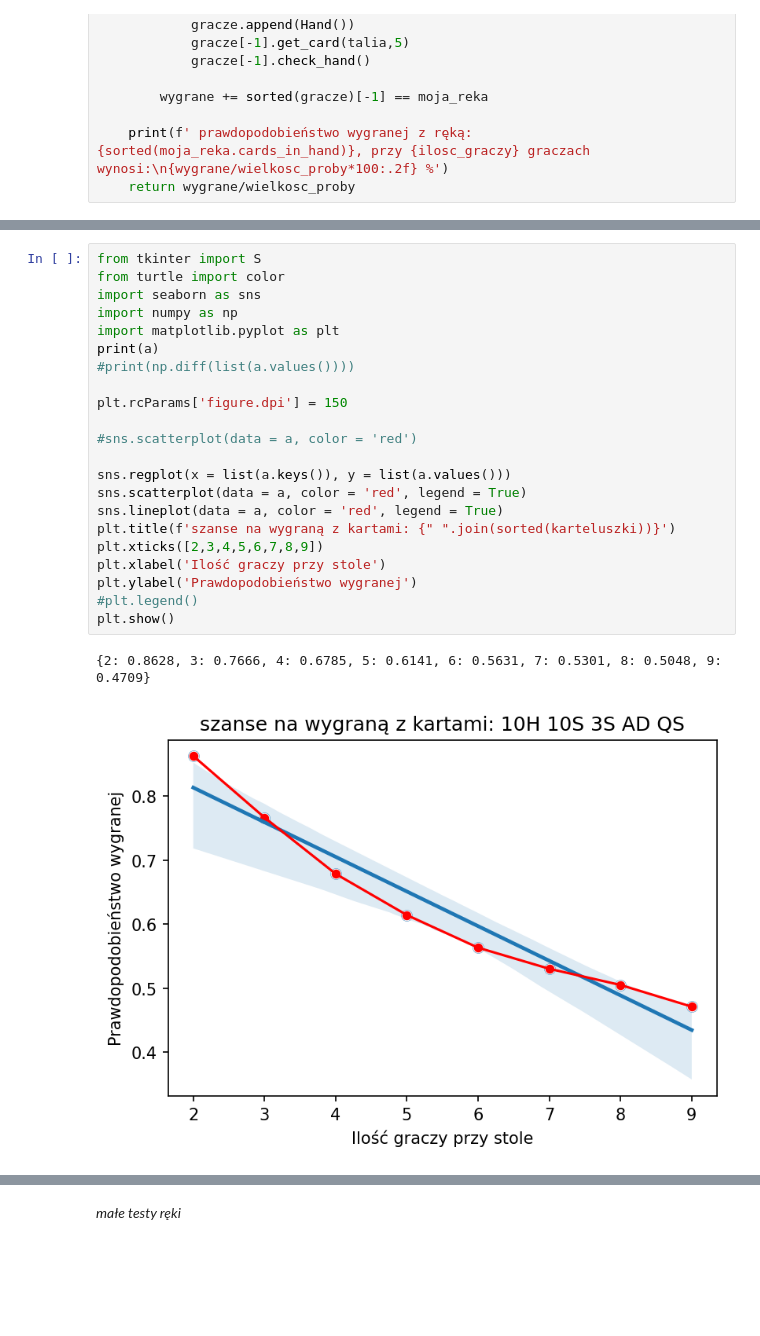
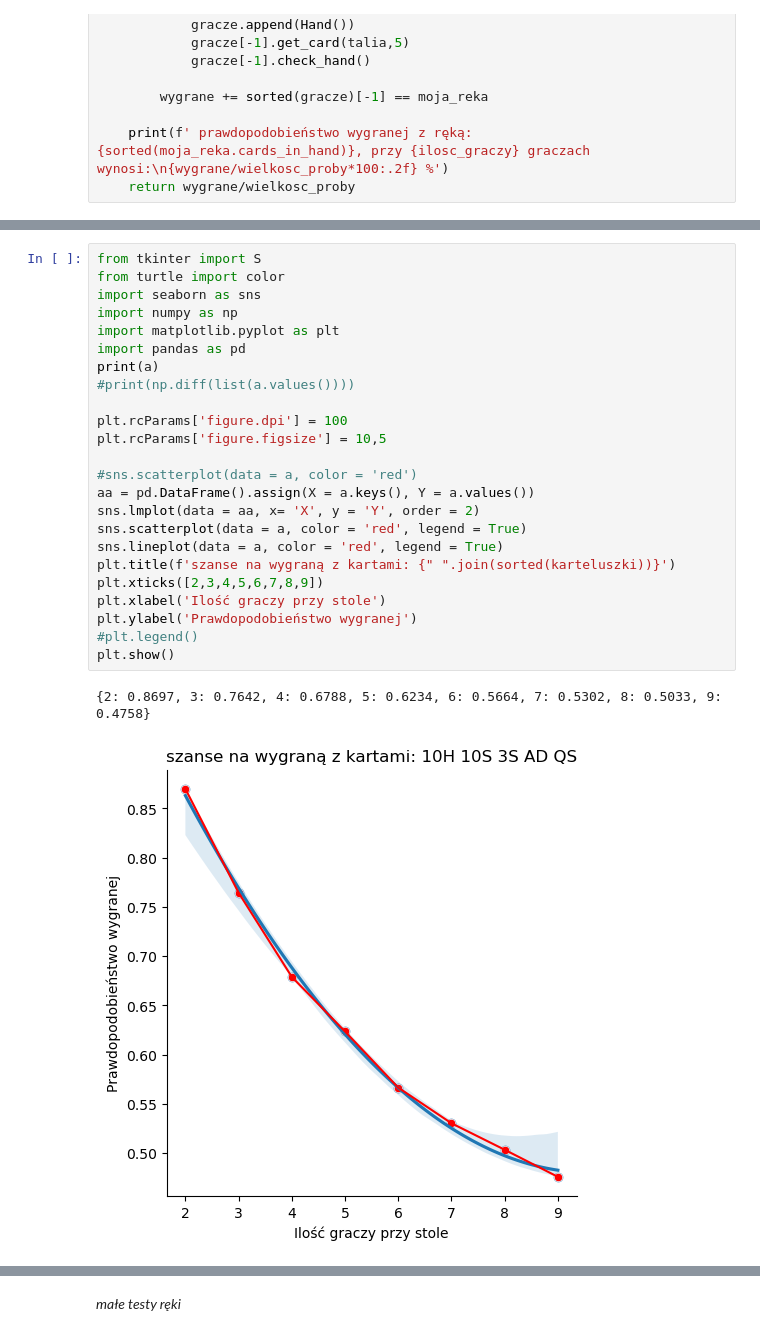
Before and after one commit to ninj4i/poker, a Jupyter notebook: pokerek_classic.ipynb, the cells around one changed output, grey strips where cells are left out. Cells and saved outputs as stored; diff of their text form; blank space fills up the shorter version.

```diff
--- a/pokerek_classic.ipynb
+++ b/pokerek_classic.ipynb
@@ -320,25 +320,27 @@ for i in a.keys():
 # %%
 from tkinter import S
 from turtle import color
 import seaborn as sns
 import numpy as np
 import matplotlib.pyplot as plt
+import pandas as pd
 print(a)
 #print(np.diff(list(a.values())))
 
-plt.rcParams['figure.dpi'] = 150
+plt.rcParams['figure.dpi'] = 100
+plt.rcParams['figure.figsize'] = 10,5
 
 #sns.scatterplot(data = a, color = 'red')
-
-sns.regplot(x = list(a.keys()), y = list(a.values()))
+aa = pd.DataFrame().assign(X = a.keys(), Y = a.values())
+sns.lmplot(data = aa, x= 'X', y = 'Y', order = 2)
 sns.scatterplot(data = a, color = 'red', legend = True)
 sns.lineplot(data = a, color = 'red', legend = True)
 plt.title(f'szanse na wygraną z kartami: {" ".join(sorted(karteluszki))}')
 plt.xticks([2,3,4,5,6,7,8,9])
 plt.xlabel('Ilość graczy przy stole')
 plt.ylabel('Prawdopodobieństwo wygranej')
 #plt.legend()
 plt.show()
 # %% [output]
-{2: 0.8628, 3: 0.7666, 4: 0.6785, 5: 0.6141, 6: 0.5631, 7: 0.5301, 8: 0.5048, 9: 0.4709}
+{2: 0.8697, 3: 0.7642, 4: 0.6788, 5: 0.6234, 6: 0.5664, 7: 0.5302, 8: 0.5033, 9: 0.4758}
-[figure, old version]
+[figure, new version]
```
Also changed, not shown: parts of 2 cells of this notebook, 1 other file.
